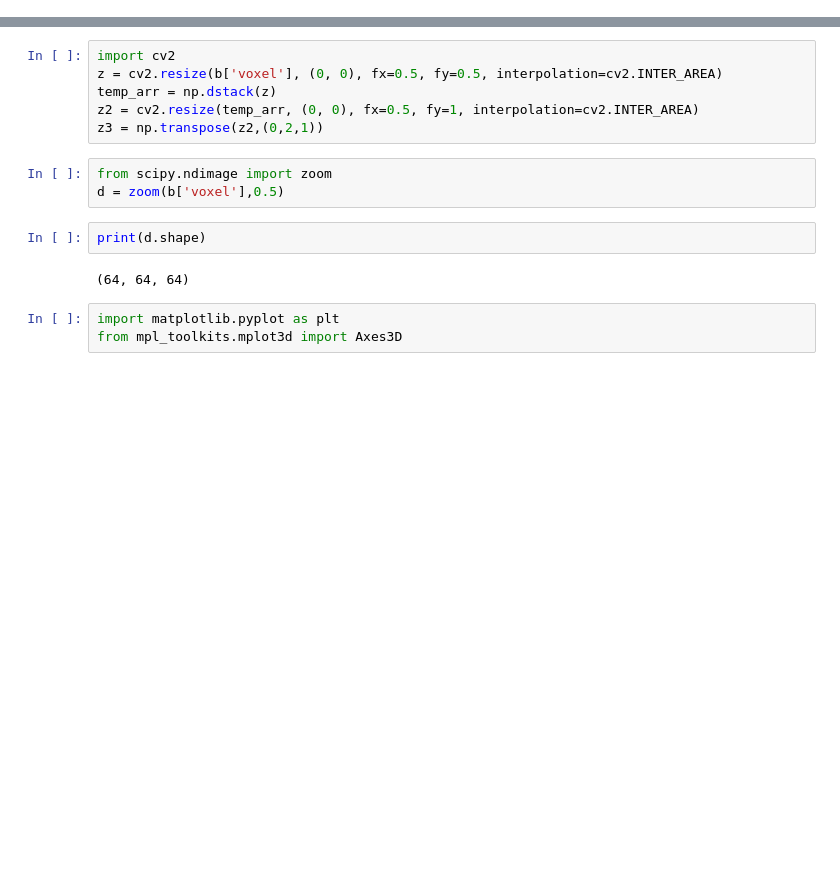
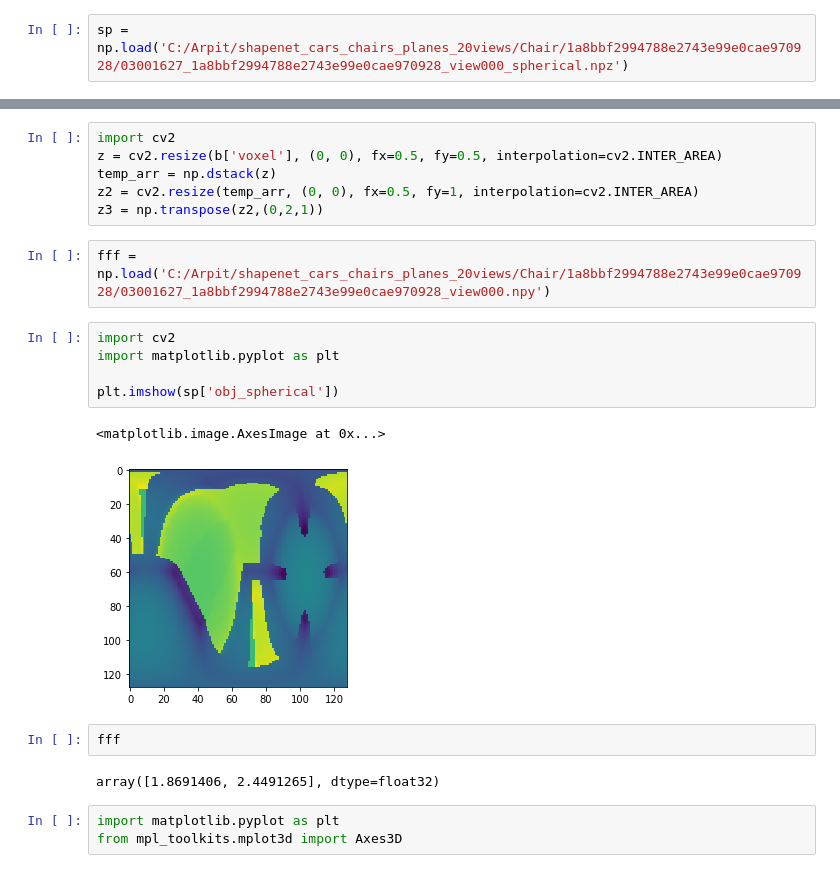
Before and after one commit to sumanthpk/DeepVision, a Jupyter notebook: DeepVision.ipynb, the cells around one changed output, grey strips where cells are left out. Drawn from its saved outputs; the diff is of its cells as text; blank space fills up the shorter version.

```diff
--- a/DeepVision.ipynb
+++ b/DeepVision.ipynb
@@ -2,6 +2,8 @@
 import numpy as np
 # %%
 b = np.load('C:/Arpit/shapenet_cars_chairs_planes_20views/Chair/1a8bbf2994788e2743e99e0cae970928/03001627_1a8bbf2994788e2743e99e0cae970928_view000_gt_rotvox_samescale_128.npz')
+# %%
+sp = np.load('C:/Arpit/shapenet_cars_chairs_planes_20views/Chair/1a8bbf2994788e2743e99e0cae970928/03001627_1a8bbf2994788e2743e99e0cae970928_view000_spherical.npz')
 # %%
 print(b.files)
 # %% [output]
@@ -16,13 +18,20 @@ z = cv2.resize(b['voxel'], (0, 0), fx=0.5, fy=0.5, interpolation=cv2.INTER_AREA)
 temp_arr = np.dstack(z)
 z2 = cv2.resize(temp_arr, (0, 0), fx=0.5, fy=1, interpolation=cv2.INTER_AREA)
 z3 = np.transpose(z2,(0,2,1))
-# %%
-from scipy.ndimage import zoom
-d = zoom(b['voxel'],0.5)
-# %%
-print(d.shape)
-# %% [output]
-(64, 64, 64)
+# %%
+fff = np.load('C:/Arpit/shapenet_cars_chairs_planes_20views/Chair/1a8bbf2994788e2743e99e0cae970928/03001627_1a8bbf2994788e2743e99e0cae970928_view000.npy')
+# %%
+import cv2
+import matplotlib.pyplot as plt
+
+plt.imshow(sp['obj_spherical'])
+# %% [output]
+<matplotlib.image.AxesImage at 0x...>
+[figure, added]
+# %%
+fff
+# %% [output]
+array([1.8691406, 2.4491265], dtype=float32)
 # %%
 import matplotlib.pyplot as plt
 from mpl_toolkits.mplot3d import Axes3D
```
Also changed, not shown: parts of 28 cells of this notebook.
